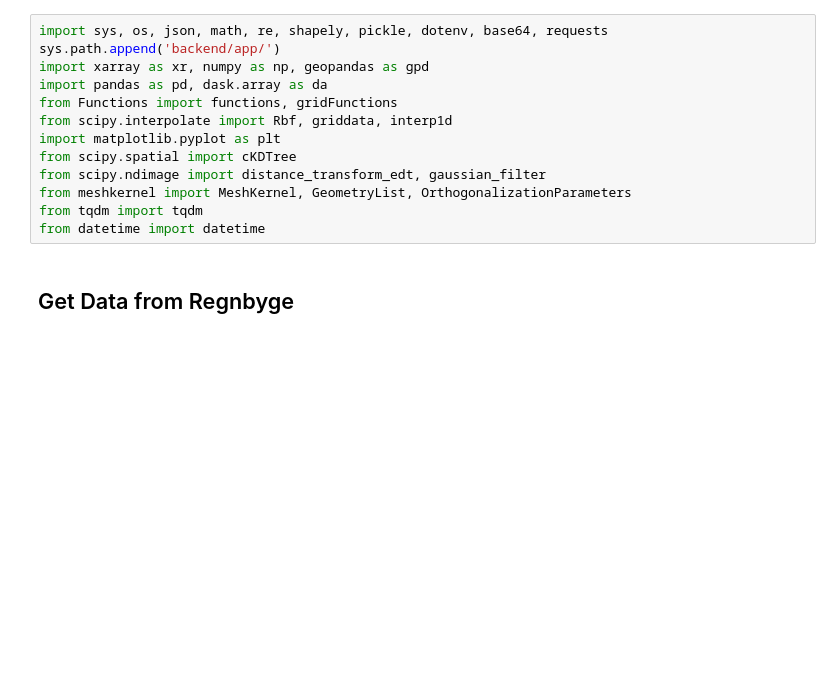
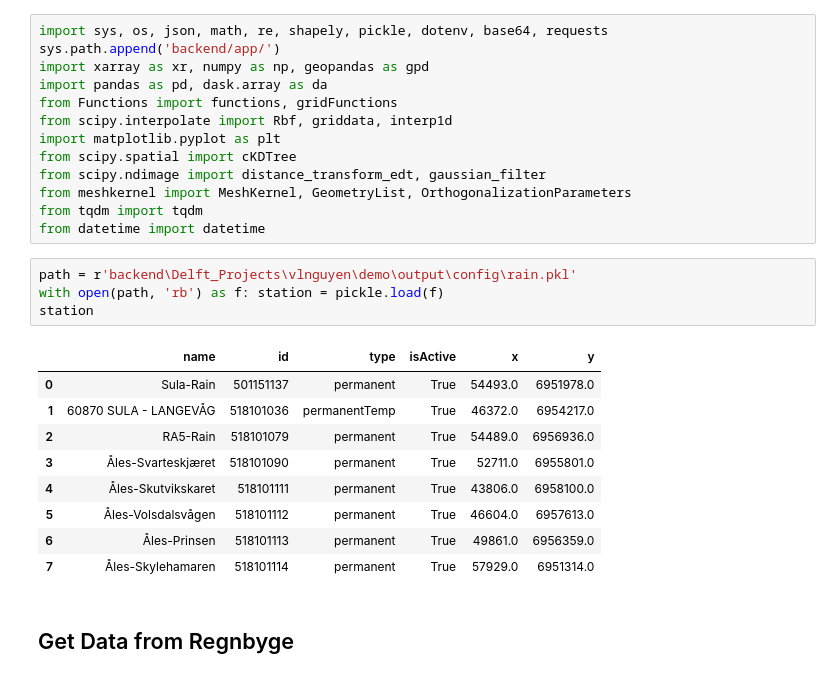
Before and after one commit to NTNUSmartWater/DigiH2O-Platform, a Jupyter notebook: process.ipynb, the cells around one changed output. Drawn from its saved outputs; the diff is of its cells as text; blank space fills up the shorter version.

Commit message:
Working on stations

```diff
--- a/process.ipynb
+++ b/process.ipynb
@@ -11,6 +11,20 @@ from scipy.ndimage import distance_transform_edt, gaussian_filter
 from meshkernel import MeshKernel, GeometryList, OrthogonalizationParameters
 from tqdm import tqdm
 from datetime import datetime
+# %%
+path = r'backend\Delft_Projects\vlnguyen\demo\output\config\rain.pkl'
+with open(path, 'rb') as f: station = pickle.load(f)
+station
+# %% [output]
+|  | name | id | type | isActive | x | y |
+| 0 | Sula-Rain | 501151137 | permanent | True | 54493.0 | 6951978.0 |
+| 1 | 60870 SULA - LANGEVÅG | 518101036 | permanentTemp | True | 46372.0 | 6954217.0 |
+| 2 | RA5-Rain | 518101079 | permanent | True | 54489.0 | 6956936.0 |
+| 3 | Åles-Svarteskjæret | 518101090 | permanent | True | 52711.0 | 6955801.0 |
+| 4 | Åles-Skutvikskaret | 518101111 | permanent | True | 43806.0 | 6958100.0 |
+| 5 | Åles-Volsdalsvågen | 518101112 | permanent | True | 46604.0 | 6957613.0 |
+| 6 | Åles-Prinsen | 518101113 | permanent | True | 49861.0 | 6956359.0 |
+| 7 | Åles-Skylehamaren | 518101114 | permanent | True | 57929.0 | 6951314.0 |
 # %% [markdown]
 ## Get Data from Regnbyge
 # %%
```
Also changed, not shown: 8 other files.
